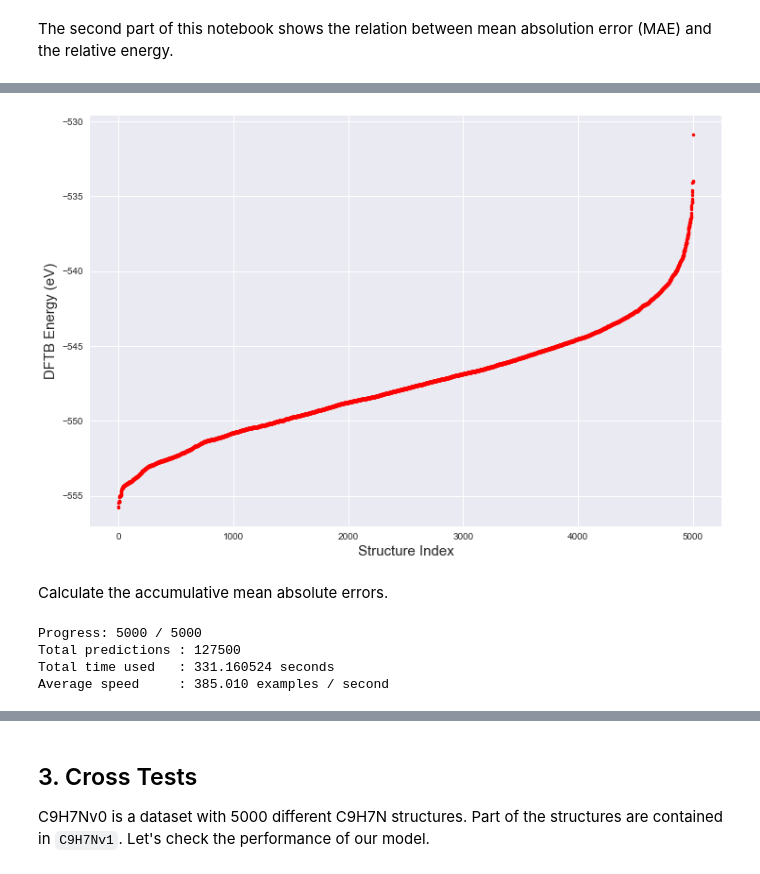
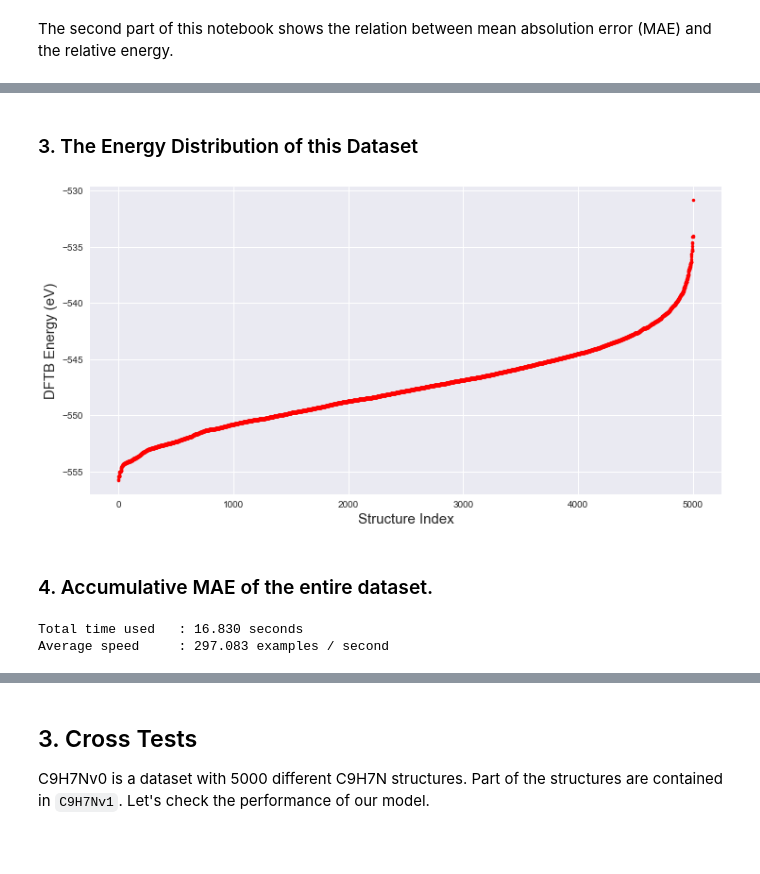
Before and after one commit to Bismarrck/kcon, a Jupyter notebook: kbody/kbody_predict.ipynb, the cells around one changed output, grey strips where cells are left out. Drawn from its saved outputs; the diff is of its cells as text; code cells hidden in the pictures; blank space fills up the shorter version.

```diff
--- a/kbody/kbody_predict.ipynb
+++ b/kbody/kbody_predict.ipynb
@@ -118,39 +160,34 @@ Total time: 0.517 s
+# %% [markdown]
+### 3. The Energy Distribution of this Dataset
 # %%
-fig, ax = plt.subplots(1, figsize=[12, 8])
+fig, ax = plt.subplots(1, figsize=[12, 6])
 ax.plot(energies, "r.")
 ax.set_xlabel("Structure Index", fontsize=15)
 ax.set_ylabel("DFTB Energy (eV)", fontsize=15)
 plt.show()
 # %% [output]
-[figure, old version]
+[figure, new version]
-# %% [markdown]
-Calculate the accumulative mean absolute errors.
+# %% [markdown]
+### 4. Accumulative MAE of the entire dataset.
 # %%
 num_examples = 5000
 step = 100
 cum_mae = []
 delta_energy = []
-total_run = 0
-total_time = 0.0
-for i in range(step, num_examples + 1,step):
-  tic = time.time()
-  y_total, _, _ = calculator.predict(species, coords[:i])
-  elapsed = time.time() - tic
-  total_run += i
-  total_time += elapsed
-  cum_mae.append(np.mean(np.abs(energies[:i] - y_total)))
+tic = time.time()
+y_total, _, _ = calculator.predict(species, coords)
+elapsed = time.time() - tic
+
+for i in range(step, num_examples + 1, step):
+  cum_mae.append(np.mean(np.abs(energies[:i] - y_total[:i])))
   delta_energy.append(energies[:i][-1] - energies[0])
-  sys.stdout.write("\rProgress: %4d / %4d" % (i, num_examples))
 
 print("")
-print("Total predictions : %d" % total_run)
-print("Total time used   : %f seconds" % total_time)
-print("Average speed     : %.3f examples / second" % (total_run / total_time))
+print("Total time used   : %.3f seconds" % elapsed)
+print("Average speed     : %.3f examples / second" % (num_examples / elapsed))
 # %% [output]
-Progress: 5000 / 5000
-Total predictions : 127500
-Total time used   : 331.160524 seconds
-Average speed     : 385.010 examples / second
+Total time used   : 16.830 seconds
+Average speed     : 297.083 examples / second
 # %%
 fig, axes = plt.subplots(2, figsize=[12, 9])
 
```
Also changed, not shown: parts of 19 cells of this notebook.
